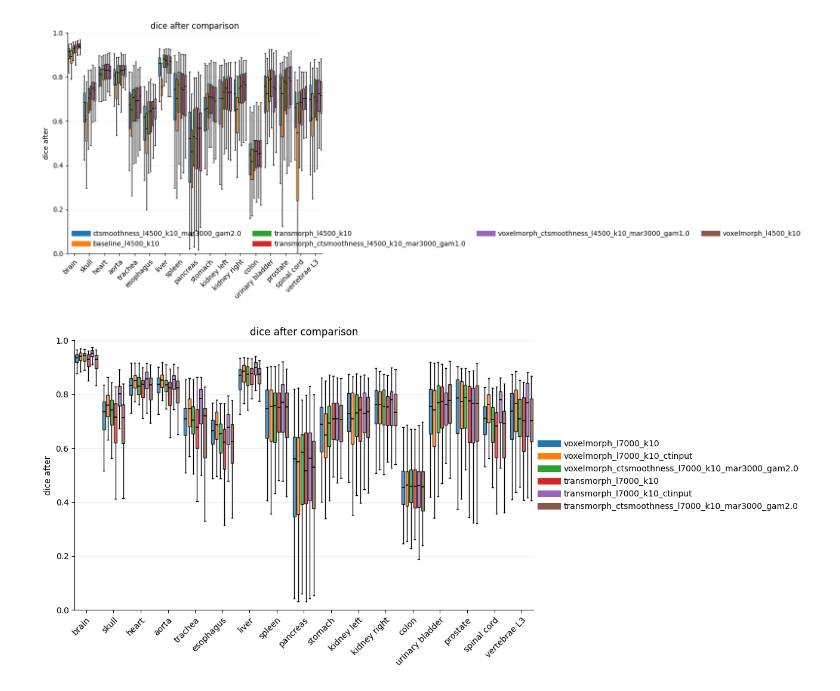
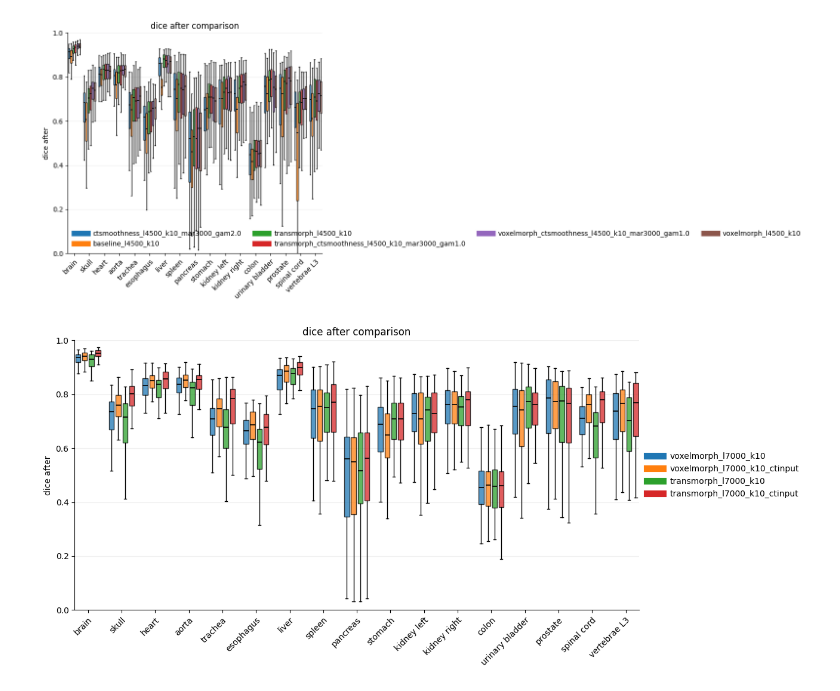
Before and after one commit to XiangcenWu/psma_gen, a Jupyter notebook: Registration/read_inference/read_inference_results.ipynb, the cells around one changed output. Saved outputs shown, nothing was run; the diff lists cells and outputs as text; code cells hidden in the pictures.

```diff
--- a/Registration/read_inference/read_inference_results.ipynb
+++ b/Registration/read_inference/read_inference_results.ipynb
@@ -348,10 +348,11 @@ TXT_FILES = [
     # "voxelmorph_l7000_k10.txt",
     "/share/home/xcwu/pet_reg_results/voxelmorph_l7000_k10.txt",
     "/share/home/xcwu/pet_reg_results/voxelmorph_l7000_k10_ctinput.txt",
-    "/share/home/xcwu/pet_reg_results/voxelmorph_ctsmoothness_l7000_k10_mar3000_gam2.0.txt",
+    # "/share/home/xcwu/pet_reg_results/voxelmorph_ctsmoothness_l7000_k10_mar3000_gam2.0.txt",
     "/share/home/xcwu/pet_reg_results/transmorph_l7000_k10.txt",
     "/share/home/xcwu/pet_reg_results/transmorph_l7000_k10_ctinput.txt",
-    "/share/home/xcwu/pet_reg_results/transmorph_ctsmoothness_l7000_k10_mar3000_gam2.0.txt",
+    # "/share/home/xcwu/pet_reg_results/transmorph_ctsmoothness_l7000_k10_mar3000_gam2.0.txt",
+    # "/share/home/xcwu/pet_reg_results/ants_fdgct_to_psmact.txt"
 ]
 
 LABELS = None
@@ -581,31 +582,31 @@ def plot_boxplots_from_txt_files(
         title=title,
         orientation="horizontal" if use_horizontal else "vertical",
         show_fliers=show_fliers,
     )
 
     if output:
         fig.savefig(output, dpi=300, bbox_inches="tight")
         print(f"Saved figure to {output}")
 
     plt.show()
     return fig
 
 def main():
     if not TXT_FILES:
         raise ValueError("Please fill TXT_FILES with one or more result txt paths.")
 
     plot_boxplots_from_txt_files(
         TXT_FILES,
         labels=LABELS,
         metric=METRIC,
         organs=ORGANS,
         use_horizontal=USE_HORIZONTAL,
         show_fliers=SHOW_FLIERS,
         title=TITLE,
         output=OUTPUT,
     )
 
 if __name__ == "__main__":
     main()
 # %% [output]
-[figure, old version]
+[figure, new version]
```
Also changed, not shown: parts of 1 cell of this notebook, 1 other file.
